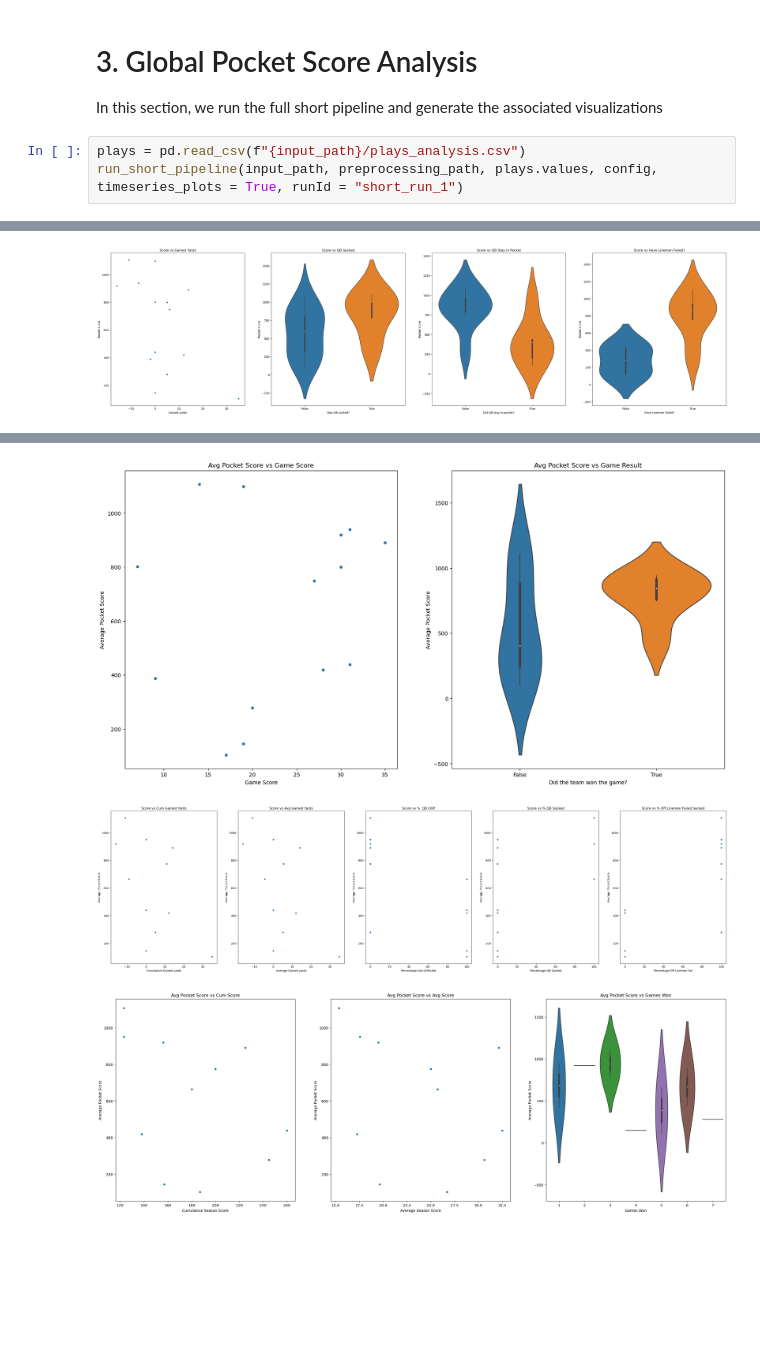
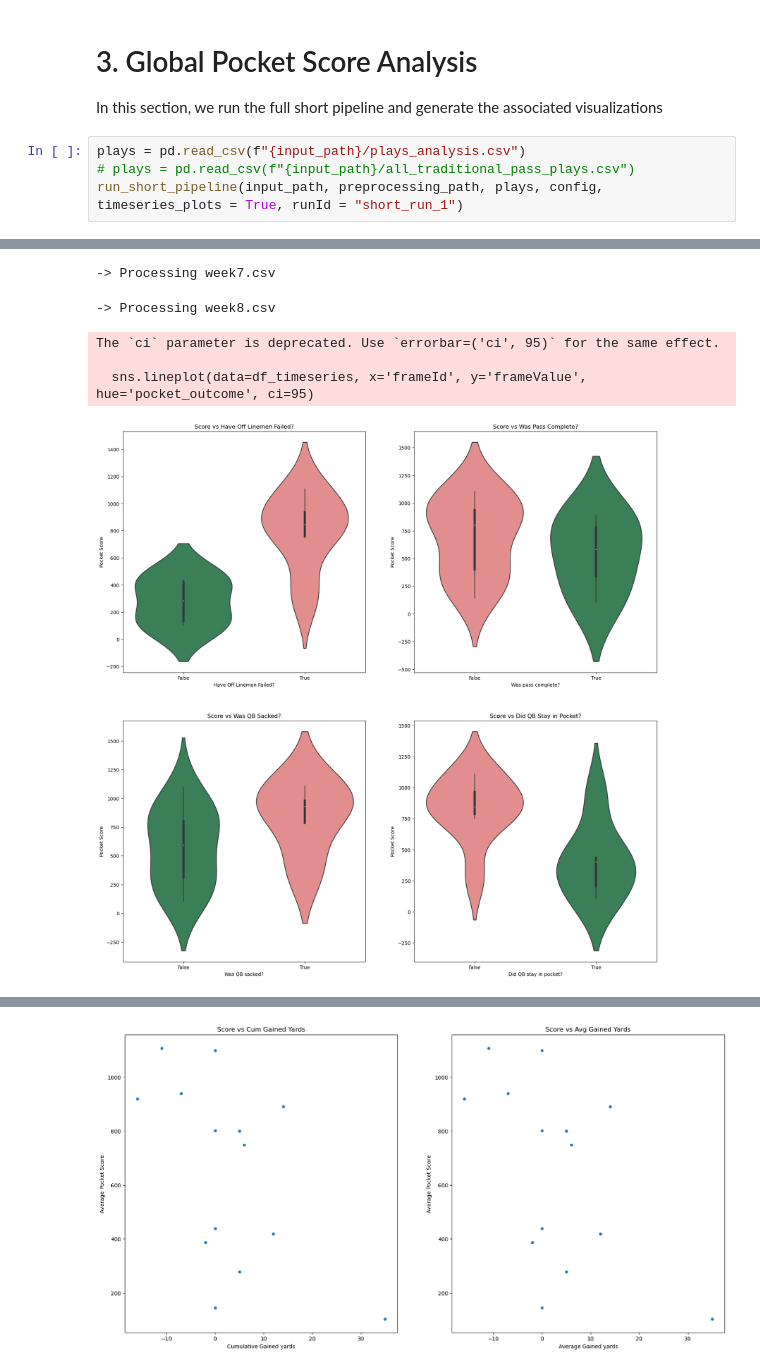
Before and after one commit to mcachosoblechero/MagicNFL, a Jupyter notebook: exploration/submission_kaggle.ipynb, the cells around one changed output, grey strips where cells are left out. Drawn from its saved outputs; the diff is of its cells as text; blank space fills up the shorter version.

```diff
--- a/exploration/submission_kaggle.ipynb
+++ b/exploration/submission_kaggle.ipynb
@@ -110,5 +125,6 @@ visualize_play(week_data, gameId, playId, config, display_score=False)
 In this section, we run the full short pipeline and generate the associated visualizations
 # %%
 plays = pd.read_csv(f"{input_path}/plays_analysis.csv")
-run_short_pipeline(input_path, preprocessing_path, plays.values, config, timeseries_plots = True, runId = "short_run_1")
+# plays = pd.read_csv(f"{input_path}/all_traditional_pass_plays.csv")
+run_short_pipeline(input_path, preprocessing_path, plays, config, timeseries_plots = True, runId = "short_run_1")
 # %% [output]
@@ -117 +137,6 @@ Processing plays...
+-> Processing week7.csv
+-> Processing week8.csv
+The `ci` parameter is deprecated. Use `errorbar=('ci', 95)` for the same effect.
+
+  sns.lineplot(data=df_timeseries, x='frameId', y='frameValue', hue='pocket_outcome', ci=95)
-[figure, old version]
+[figure, new version]
@@ -119,3 +144 @@ Processing plays...
-[figure, old version]
+[figure, new version]
-[figure, removed]
-[figure, removed]
```
Also changed, not shown: parts of 4 cells of this notebook.
